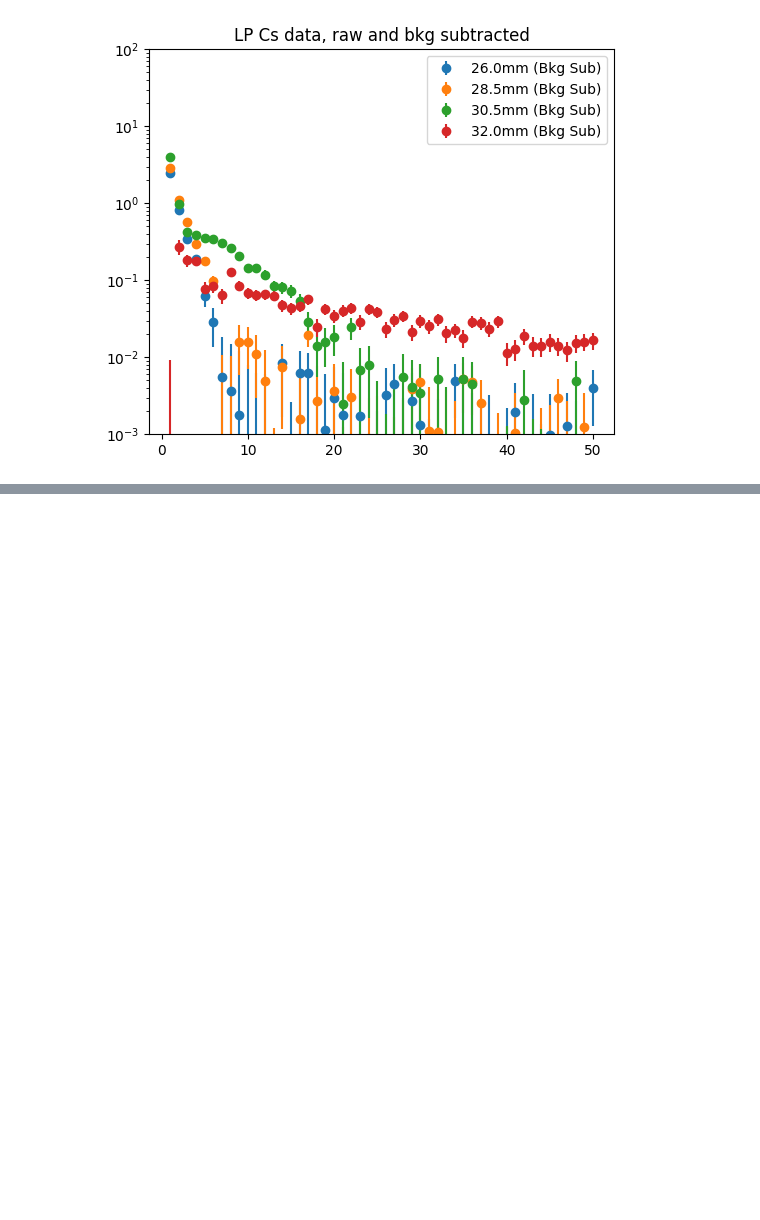
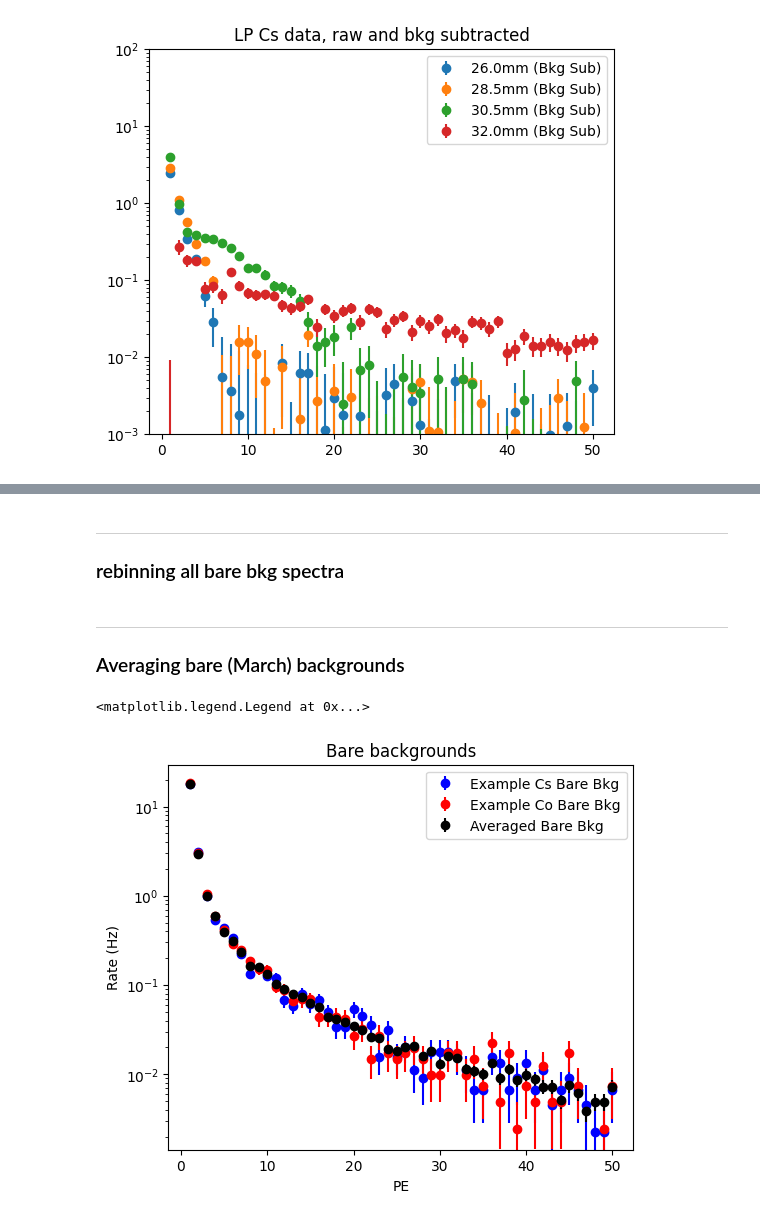
Before and after one commit to austindsc/cf4_analysisPipeline, a Jupyter notebook: comp2/DataAnalysis/all_spectra.ipynb, the cells around one changed output, grey strips where cells are left out. Drawn from its saved outputs; the diff is of its cells as text; code cells hidden in the pictures; blank space fills up the shorter version.

```diff
--- a/comp2/DataAnalysis/all_spectra.ipynb
+++ b/comp2/DataAnalysis/all_spectra.ipynb
@@ -334,0 +414,3 @@ plt.show()
+# %% [markdown]
+---
+### rebinning all bare bkg spectra
@@ -334,0 +419,21 @@ plt.show()
+# %% [markdown]
+---
+### Averaging bare (March) backgrounds
+# %%
+fig, axAvgBare = plt.subplots(1, 1, figsize=(6, 5))
+
+rc_Cs_bare_bkg[0].mpl_errorbar(axAvgBare, rate = True, label="Example Cs Bare Bkg", fmt='o', color='blue')
+rc_Co_bare_bkg[0].mpl_errorbar(axAvgBare, rate = True, label="Example Co Bare Bkg", fmt='o', color='red')
+
+rcAvgBkg_bare = RunClass.CombineRCs(name="avg_bare_bkg", rcList=rc_Cs_bare_bkg + rc_Co_bare_bkg)
+rcAvgBkg_bare.mpl_errorbar(axAvgBare, rate = True, label="Averaged Bare Bkg", fmt='o', color='black')
+
+axAvgBare.set_yscale('log')
+axAvgBare.set_xlabel("PE")
+axAvgBare.set_ylabel("Rate (Hz)")
+
+axAvgBare.set_title("Bare backgrounds")
+axAvgBare.legend()
+# %% [output]
+<matplotlib.legend.Legend at 0x...>
+[figure, added]
```
Also changed, not shown: parts of 15 cells of this notebook, 13 other files.
